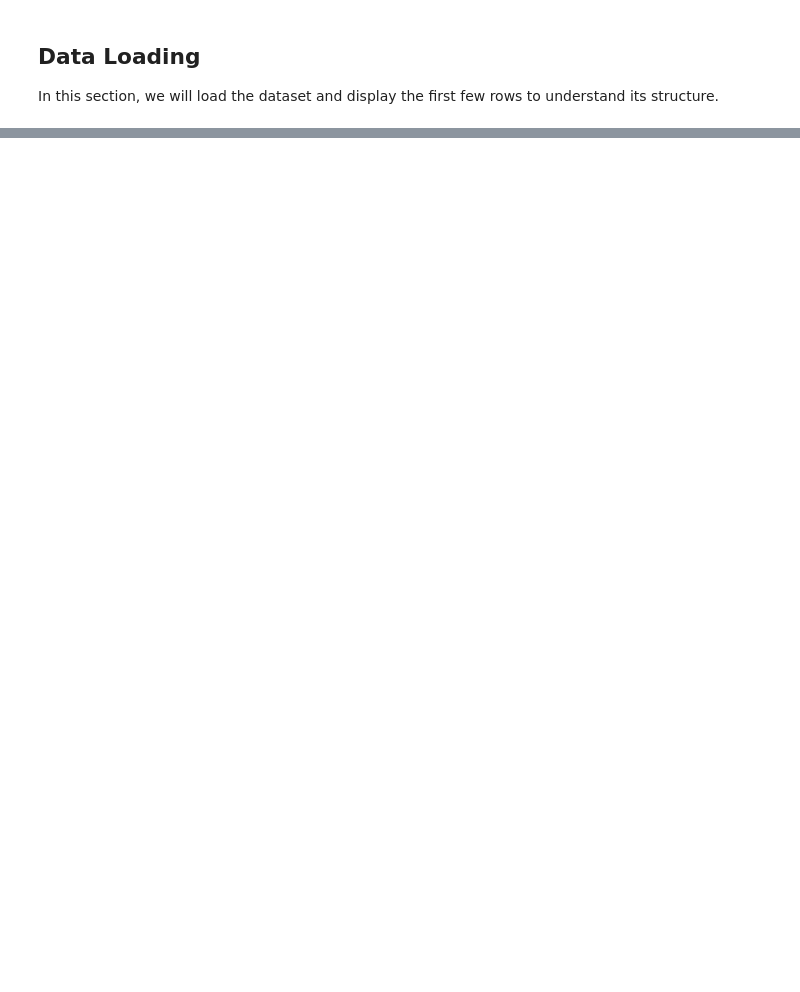
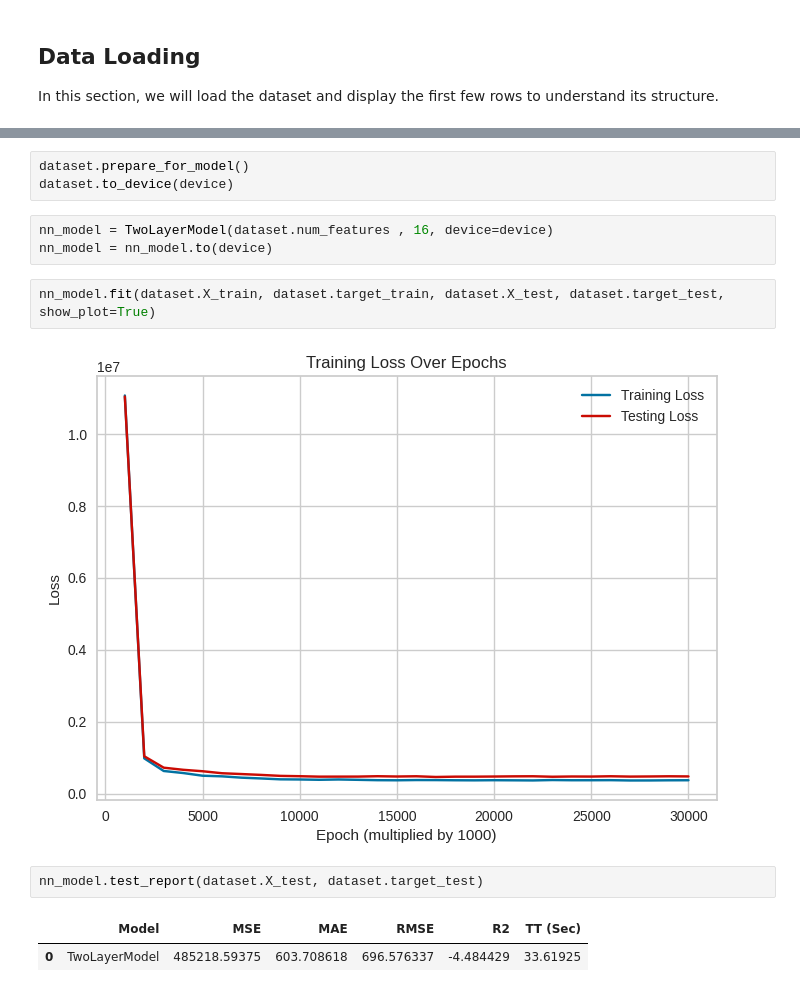
Before and after one commit to KIa-MEL/Credit-Limit-Prediction-Using-Neural-Networks, a Jupyter notebook: src/main.ipynb, the cells around one changed output, grey strips where cells are left out. Cells and saved outputs as stored; diff of their text form; blank space fills up the shorter version.

```diff
--- a/src/main.ipynb
+++ b/src/main.ipynb
@@ -588,0 +88,15 @@ AttributeError: 'numpy.ndarray' object has no attribute 'predict'
+# %%
+dataset.prepare_for_model()
+dataset.to_device(device)
+# %%
+nn_model = TwoLayerModel(dataset.num_features , 16, device=device)
+nn_model = nn_model.to(device)
+# %%
+nn_model.fit(dataset.X_train, dataset.target_train, dataset.X_test, dataset.target_test, show_plot=True)
+# %% [output]
+[figure, added]
+# %%
+nn_model.test_report(dataset.X_test, dataset.target_test)
+# %% [output]
+|  | Model | MSE | MAE | RMSE | R2 | TT (Sec) |
+| 0 | TwoLayerModel | 485218.59375 | 603.708618 | 696.576337 | -4.484429 | 33.61925 |
```
Also changed, not shown: parts of 38 cells of this notebook, 5 other files.
